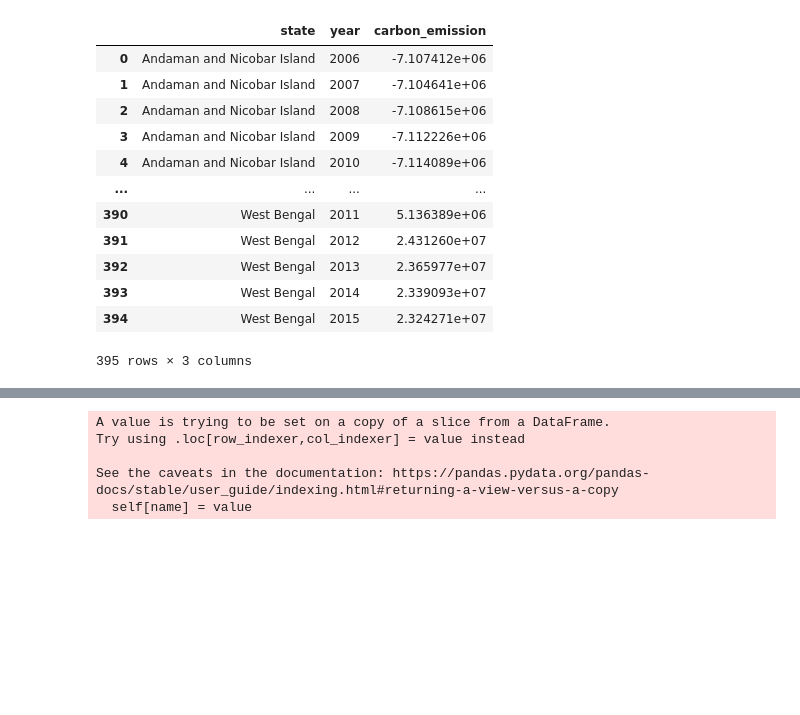
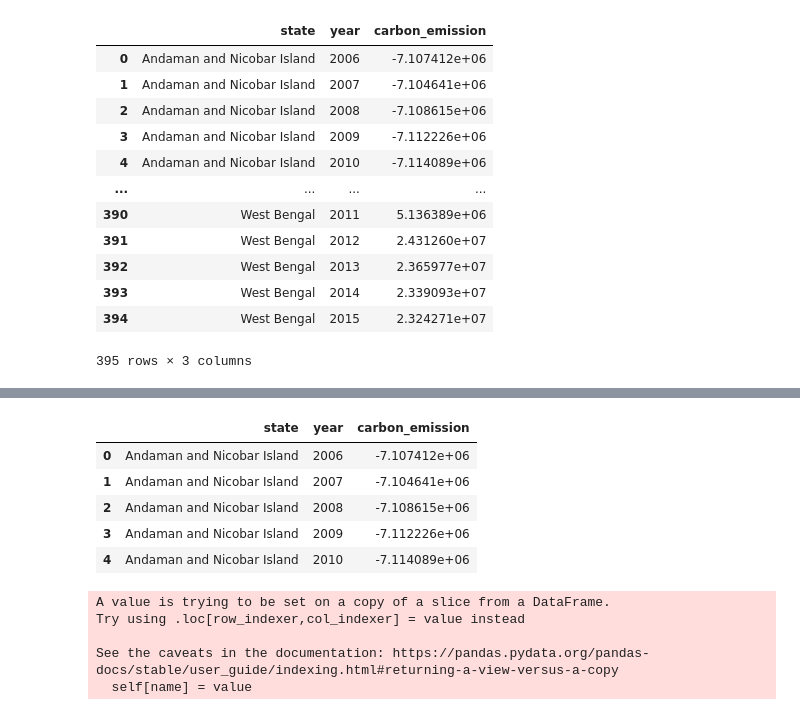
Before and after one commit to vipulchhabra99/India-statewise-Emissions-and-Rainfall-visualization, a Jupyter notebook: bar_plot.ipynb, the cells around one changed output, grey strips where cells are left out. Cells and saved outputs as stored; diff of their text form; code cells hidden in the pictures; blank space fills up the shorter version.

```diff
--- a/bar_plot.ipynb
+++ b/bar_plot.ipynb
@@ -111,6 +111,15 @@ show(p)
 # %%
 sta = 'Andaman and Nicobar Island'
 df = df[df['state'].str.contains(sta)]
+# %%
+df.head()
+# %% [output]
+|  | state | year | carbon_emission |
+| 0 | Andaman and Nicobar Island | 2006 | -7.107412e+06 |
+| 1 | Andaman and Nicobar Island | 2007 | -7.104641e+06 |
+| 2 | Andaman and Nicobar Island | 2008 | -7.108615e+06 |
+| 3 | Andaman and Nicobar Island | 2009 | -7.112226e+06 |
+| 4 | Andaman and Nicobar Island | 2010 | -7.114089e+06 |
 # %%
 from bokeh.models import ColumnDataSource, HoverTool
 from bokeh.plotting import figure
```
Also changed, not shown: parts of 2 cells of this notebook, 9 other files.
